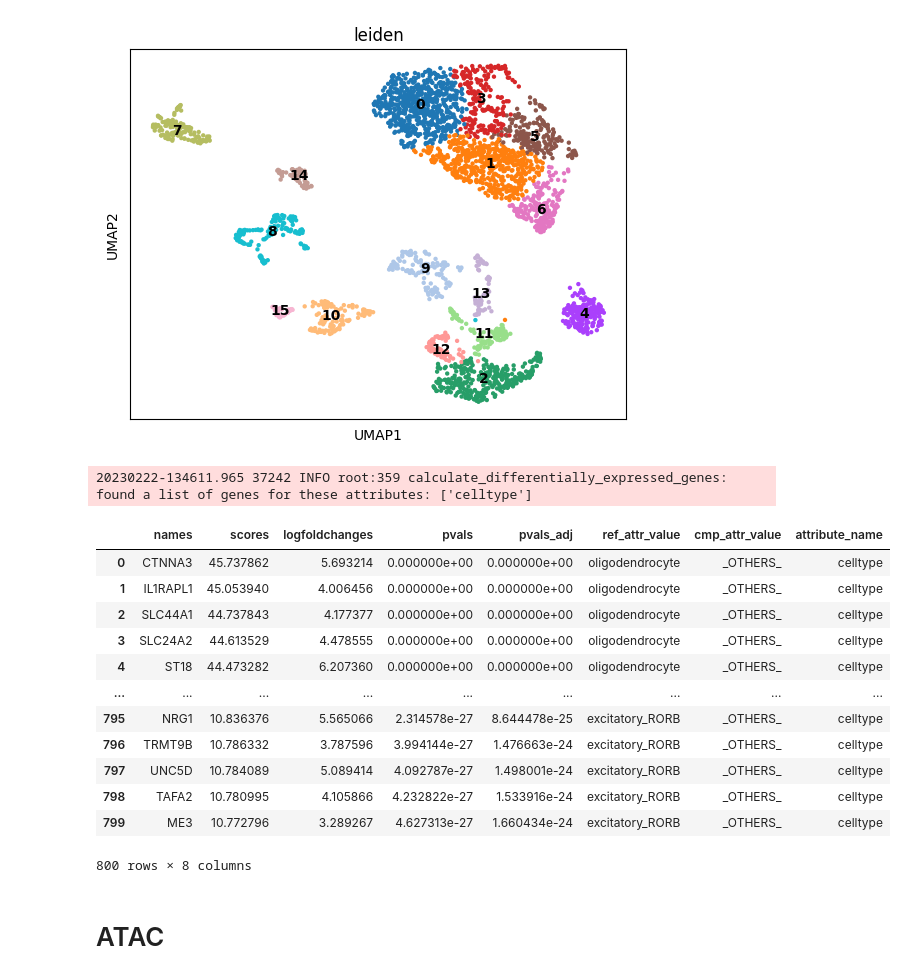
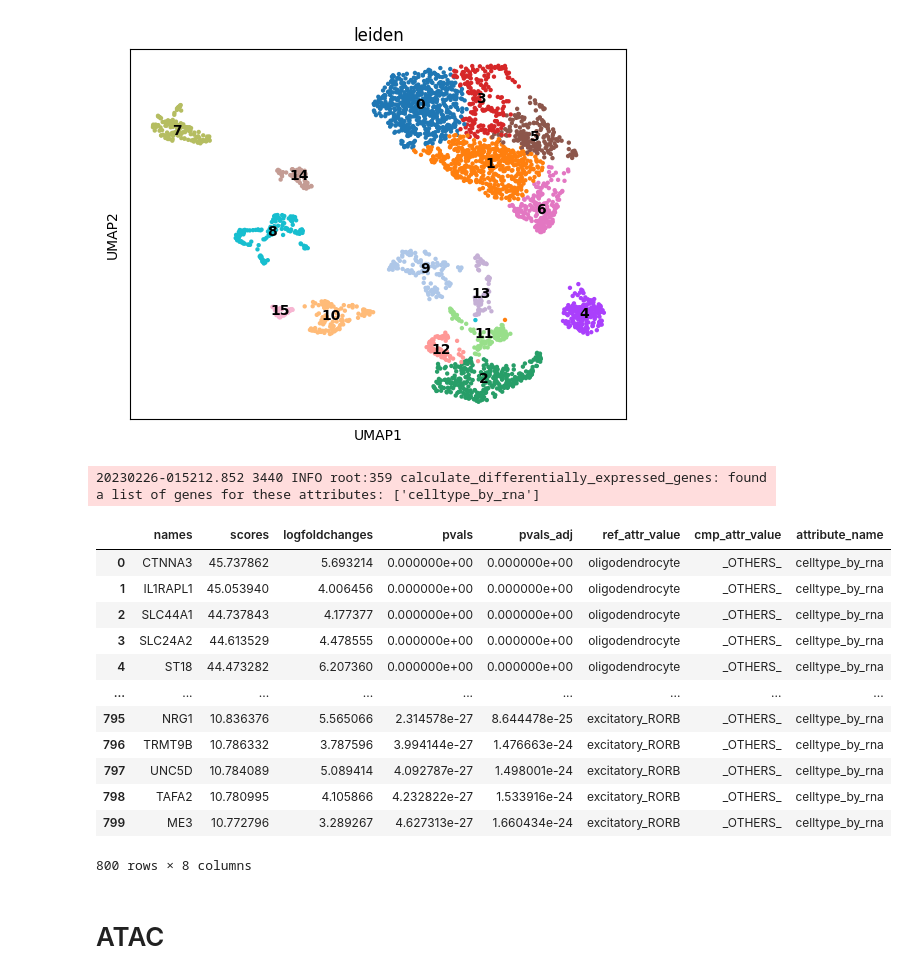
Before and after one commit to Bayer-Group/cellenium, a Jupyter notebook: data_import/public_data/3k_brain_cells.ipynb, the cells around one changed output. Cells and saved outputs as stored; diff of their text form; code cells hidden in the pictures.

```diff
--- a/data_import/public_data/3k_brain_cells.ipynb
+++ b/data_import/public_data/3k_brain_cells.ipynb
@@ -150,9 +142,9 @@ new_cluster_names = {
     "14": "excitatory_RORB",
 }
 # %%
-rna.obs['celltype'] = [new_cluster_names[cl] for cl in rna.obs.leiden.astype("str").values]
-rna.obs.celltype = rna.obs.celltype.astype("category")
-rna.obs.celltype = rna.obs.celltype.cat.set_categories([
+rna.obs['celltype_by_rna'] = [new_cluster_names[cl] for cl in rna.obs.leiden.astype("str").values]
+rna.obs.celltype_by_rna = rna.obs.celltype_by_rna.astype("category")
+rna.obs.celltype_by_rna = rna.obs.celltype_by_rna.cat.set_categories([
     'oligodendrocyte', 'OPC', 'microglia', 'astrocyte',
     'excitatory_LAMP5', 'excitatory_RORB',
     'inhibitory_LHX6', 'inhibitory_ADARB2'
@@ -160,21 +152,21 @@ rna.obs.celltype = rna.obs.celltype.cat.set_categories([
 # %%
 rna.X = rna.layers['lognorm']
 # %%
-prep.calculate_differentially_expressed_genes(rna, ['celltype'])
+prep.calculate_differentially_expressed_genes(rna, ['celltype_by_rna'])
 # %% [output]
-20230222-134611.965 37242 INFO root:359 calculate_differentially_expressed_genes: found a list of genes for these attributes: ['celltype']
+20230226-015212.852 3440 INFO root:359 calculate_differentially_expressed_genes: found a list of genes for these attributes: ['celltype_by_rna']
 |  | names | scores | logfoldchanges | pvals | pvals_adj | ref_attr_value | cmp_attr_value | attribute_name |
-| 0 | CTNNA3 | 45.737862 | 5.693214 | 0.000000e+00 | 0.000000e+00 | oligodendrocyte | _OTHERS_ | celltype |
-| 1 | IL1RAPL1 | 45.053940 | 4.006456 | 0.000000e+00 | 0.000000e+00 | oligodendrocyte | _OTHERS_ | celltype |
-| 2 | SLC44A1 | 44.737843 | 4.177377 | 0.000000e+00 | 0.000000e+00 | oligodendrocyte | _OTHERS_ | celltype |
-| 3 | SLC24A2 | 44.613529 | 4.478555 | 0.000000e+00 | 0.000000e+00 | oligodendrocyte | _OTHERS_ | celltype |
-| 4 | ST18 | 44.473282 | 6.207360 | 0.000000e+00 | 0.000000e+00 | oligodendrocyte | _OTHERS_ | celltype |
+| 0 | CTNNA3 | 45.737862 | 5.693214 | 0.000000e+00 | 0.000000e+00 | oligodendrocyte | _OTHERS_ | celltype_by_rna |
+| 1 | IL1RAPL1 | 45.053940 | 4.006456 | 0.000000e+00 | 0.000000e+00 | oligodendrocyte | _OTHERS_ | celltype_by_rna |
+| 2 | SLC44A1 | 44.737843 | 4.177377 | 0.000000e+00 | 0.000000e+00 | oligodendrocyte | _OTHERS_ | celltype_by_rna |
+| 3 | SLC24A2 | 44.613529 | 4.478555 | 0.000000e+00 | 0.000000e+00 | oligodendrocyte | _OTHERS_ | celltype_by_rna |
+| 4 | ST18 | 44.473282 | 6.207360 | 0.000000e+00 | 0.000000e+00 | oligodendrocyte | _OTHERS_ | celltype_by_rna |
 | ... | ... | ... | ... | ... | ... | ... | ... | ... |
-| 795 | NRG1 | 10.836376 | 5.565066 | 2.314578e-27 | 8.644478e-25 | excitatory_RORB | _OTHERS_ | celltype |
-| 796 | TRMT9B | 10.786332 | 3.787596 | 3.994144e-27 | 1.476663e-24 | excitatory_RORB | _OTHERS_ | celltype |
-| 797 | UNC5D | 10.784089 | 5.089414 | 4.092787e-27 | 1.498001e-24 | excitatory_RORB | _OTHERS_ | celltype |
-| 798 | TAFA2 | 10.780995 | 4.105866 | 4.232822e-27 | 1.533916e-24 | excitatory_RORB | _OTHERS_ | celltype |
-| 799 | ME3 | 10.772796 | 3.289267 | 4.627313e-27 | 1.660434e-24 | excitatory_RORB | _OTHERS_ | celltype |
+| 795 | NRG1 | 10.836376 | 5.565066 | 2.314578e-27 | 8.644478e-25 | excitatory_RORB | _OTHERS_ | celltype_by_rna |
+| 796 | TRMT9B | 10.786332 | 3.787596 | 3.994144e-27 | 1.476663e-24 | excitatory_RORB | _OTHERS_ | celltype_by_rna |
+| 797 | UNC5D | 10.784089 | 5.089414 | 4.092787e-27 | 1.498001e-24 | excitatory_RORB | _OTHERS_ | celltype_by_rna |
+| 798 | TAFA2 | 10.780995 | 4.105866 | 4.232822e-27 | 1.533916e-24 | excitatory_RORB | _OTHERS_ | celltype_by_rna |
+| 799 | ME3 | 10.772796 | 3.289267 | 4.627313e-27 | 1.660434e-24 | excitatory_RORB | _OTHERS_ | celltype_by_rna |
 800 rows × 8 columns
 # %%
 prep.remove_raw_and_layers(rna)
```
Also changed, not shown: parts of 52 cells of this notebook.
